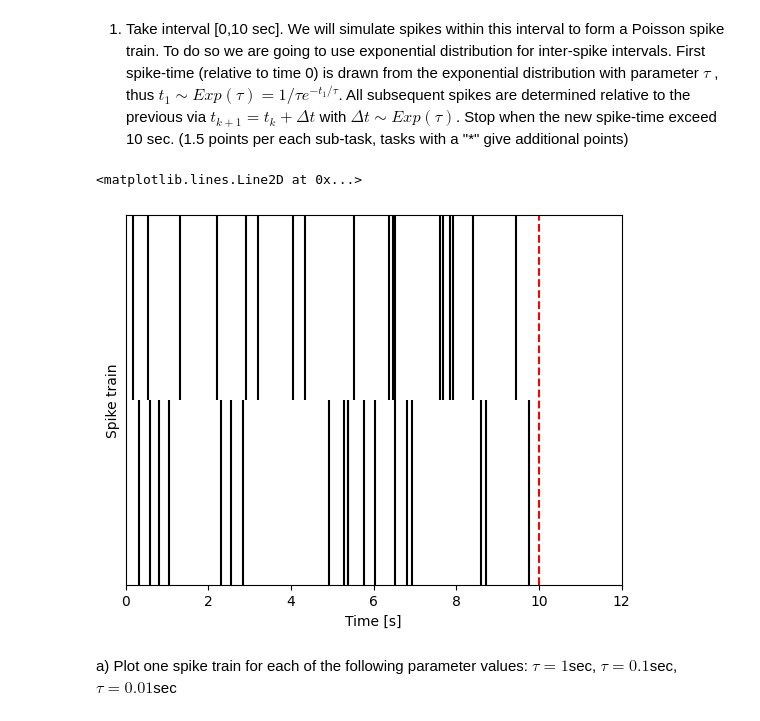
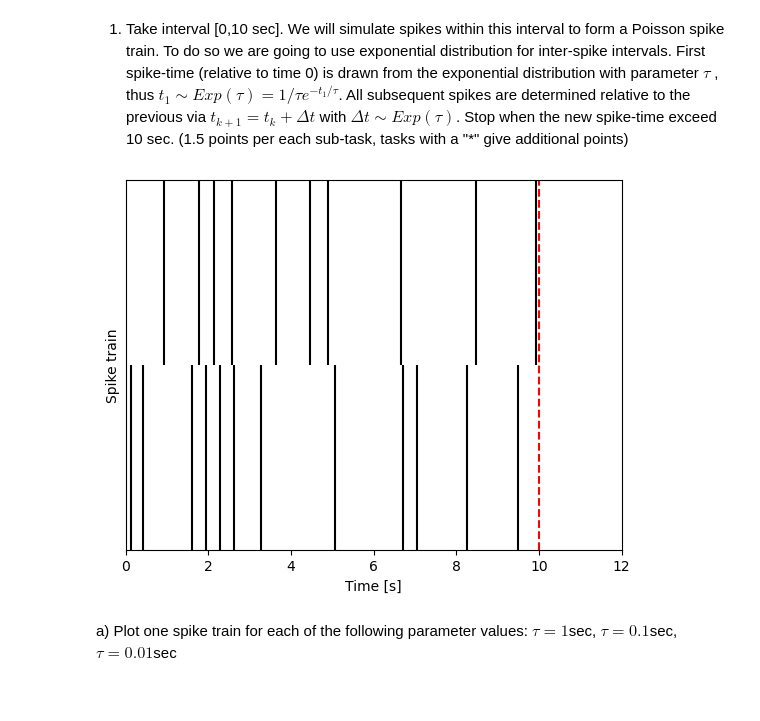
Before and after one commit to kerseviciute/neural-coding, a Jupyter notebook: 2024_Neural_coding_Homework1.ipynb, the cells around one changed output. Saved outputs shown, nothing was run; the diff lists cells and outputs as text; code cells hidden in the pictures.

Commit message:
Generate poisson spike train.

```diff
--- a/2024_Neural_coding_Homework1.ipynb
+++ b/2024_Neural_coding_Homework1.ipynb
@@ -39,18 +39,36 @@ def raster(event_times_list, color='k', t_max=10., ax=None):
     return ax
 # %% [markdown]
 1) Take interval [0,10 sec]. We will simulate spikes within this interval to form a Poisson spike train. To do so we are going to use exponential distribution for inter-spike intervals. First spike-time (relative to time 0) is drawn from the exponential distribution with parameter $\tau$ , thus $t_1 \sim Exp(\tau) = 1/\tau e^{-t_1/\tau}$. All subsequent spikes are determined relative to the previous via $t_{k+1} = t_k + \Delta t$ with $\Delta t \sim Exp(\tau)$. Stop when the new spike-time exceed 10 sec. (1.5 points per each sub-task, tasks with a "*" give additional points)
+# %%
+def random_exponential(tau):
+    x = np.random.rand()
+    return 1 / tau * np.exp(-x / tau)
+# %%
+def single_poisson_spike_train(tau, length):
+    # t = [random_exponential(tau)]
+    # delta_t = random_exponential(tau)
+
+    t = [ np.random.exponential(tau) ]
+    delta_t = np.random.exponential(tau)
+
+    while t[-1] + delta_t < length:
+        t.append(t[-1] + delta_t)
+        delta_t = random_exponential(tau)
+
+    return t
+# %%
+def poisson_spike_train(tau, length, n_trials):
+    return [single_poisson_spike_train(tau = tau, length = length) for _ in range(n_trials)]
 # %%
-def poisson_spike_train(tau, length, n_trials):
-    # TODO: generate a spike train here...
-    return spike_times
+# test
+np.random.seed(54165) # Ensure reproducibility
 
-# test
-spike_times = poisson_spike_train_simple(0.5, 10, 2)
-ax = raster(spike_times, t_max=12)
-ax.axvline(10, linestyle='--', color='r')
+spike_times = poisson_spike_train(tau = 0.5, length = 10, n_trials = 2)
+ax = raster(spike_times, t_max = 12)
+ax.axvline(10, linestyle = '--', color = 'r')
+plt.show()
 # %% [output]
-<matplotlib.lines.Line2D at 0x...>
-[figure, old version]
+[figure, new version]
 # %% [markdown]
 a) Plot one spike train for each of the following parameter values: $\tau = 1$sec, $\tau = 0.1$sec, $\tau = 0.01$sec
 # %%
```
Also changed, not shown: parts of 2 cells of this notebook.
